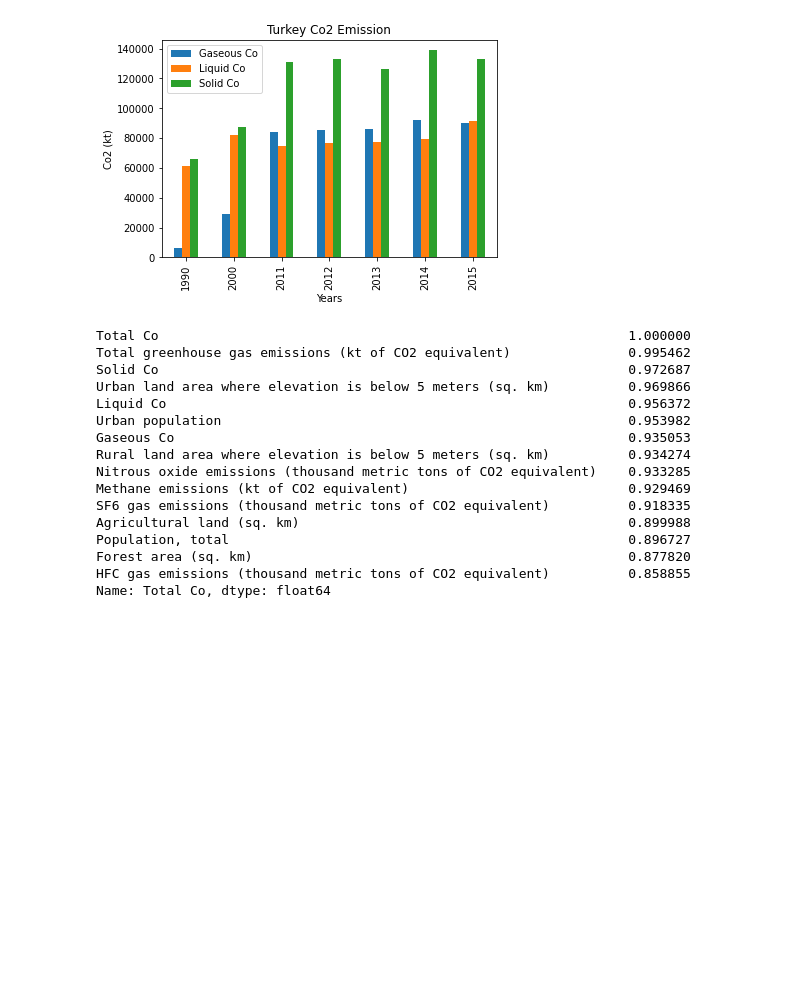
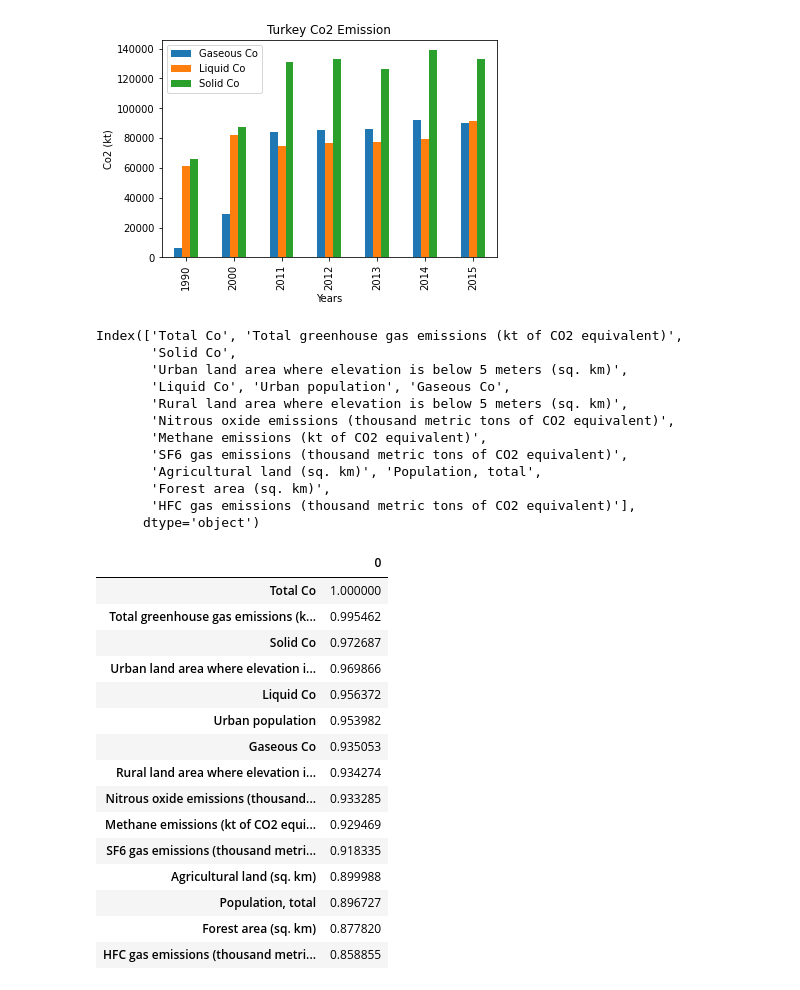
Before and after one commit to busranur-sr/ClimateChange, a Jupyter notebook: Co2Emission.ipynb, the cells around one changed output. Drawn from its saved outputs; the diff is of its cells as text; code cells hidden in the pictures; blank space fills up the shorter version.

```diff
--- a/Co2Emission.ipynb
+++ b/Co2Emission.ipynb
@@ -108,21 +109,37 @@ plt.xlabel("Years")
 Text(0.5, 0, 'Years')
 [figure]
 # %%
-df.corr()['Total Co'].sort_values(key=abs,ascending=[False])[:15]
+df_corr=df.corr()['Total Co'].sort_values(key=abs,ascending=[False])[:15]
+print(df_corr.index)
+x=np.array((df_corr)).reshape(15,1)
+x=pd.DataFrame(x,index=df_corr.index)
+x
 # %% [output]
-Total Co                                                            1.000000
-Total greenhouse gas emissions (kt of CO2 equivalent)               0.995462
-Solid Co                                                            0.972687
-Urban land area where elevation is below 5 meters (sq. km)          0.969866
-Liquid Co                                                           0.956372
-Urban population                                                    0.953982
-Gaseous Co                                                          0.935053
-Rural land area where elevation is below 5 meters (sq. km)          0.934274
-Nitrous oxide emissions (thousand metric tons of CO2 equivalent)    0.933285
-Methane emissions (kt of CO2 equivalent)                            0.929469
-SF6 gas emissions (thousand metric tons of CO2 equivalent)          0.918335
-Agricultural land (sq. km)                                          0.899988
-Population, total                                                   0.896727
-Forest area (sq. km)                                                0.877820
-HFC gas emissions (thousand metric tons of CO2 equivalent)          0.858855
-Name: Total Co, dtype: float64
+Index(['Total Co', 'Total greenhouse gas emissions (kt of CO2 equivalent)',
+       'Solid Co',
+       'Urban land area where elevation is below 5 meters (sq. km)',
+       'Liquid Co', 'Urban population', 'Gaseous Co',
+       'Rural land area where elevation is below 5 meters (sq. km)',
+       'Nitrous oxide emissions (thousand metric tons of CO2 equivalent)',
+       'Methane emissions (kt of CO2 equivalent)',
+       'SF6 gas emissions (thousand metric tons of CO2 equivalent)',
+       'Agricultural land (sq. km)', 'Population, total',
+       'Forest area (sq. km)',
+       'HFC gas emissions (thousand metric tons of CO2 equivalent)'],
+      dtype='object')
+|  | 0 |
+| Total Co | 1.000000 |
+| Total greenhouse gas emissions (k... | 0.995462 |
+| Solid Co | 0.972687 |
+| Urban land area where elevation i... | 0.969866 |
+| Liquid Co | 0.956372 |
+| Urban population | 0.953982 |
+| Gaseous Co | 0.935053 |
+| Rural land area where elevation i... | 0.934274 |
+| Nitrous oxide emissions (thousand... | 0.933285 |
+| Methane emissions (kt of CO2 equi... | 0.929469 |
+| SF6 gas emissions (thousand metri... | 0.918335 |
+| Agricultural land (sq. km) | 0.899988 |
+| Population, total | 0.896727 |
+| Forest area (sq. km) | 0.877820 |
+| HFC gas emissions (thousand metri... | 0.858855 |
```
Also changed, not shown: parts of 2 cells of this notebook.
